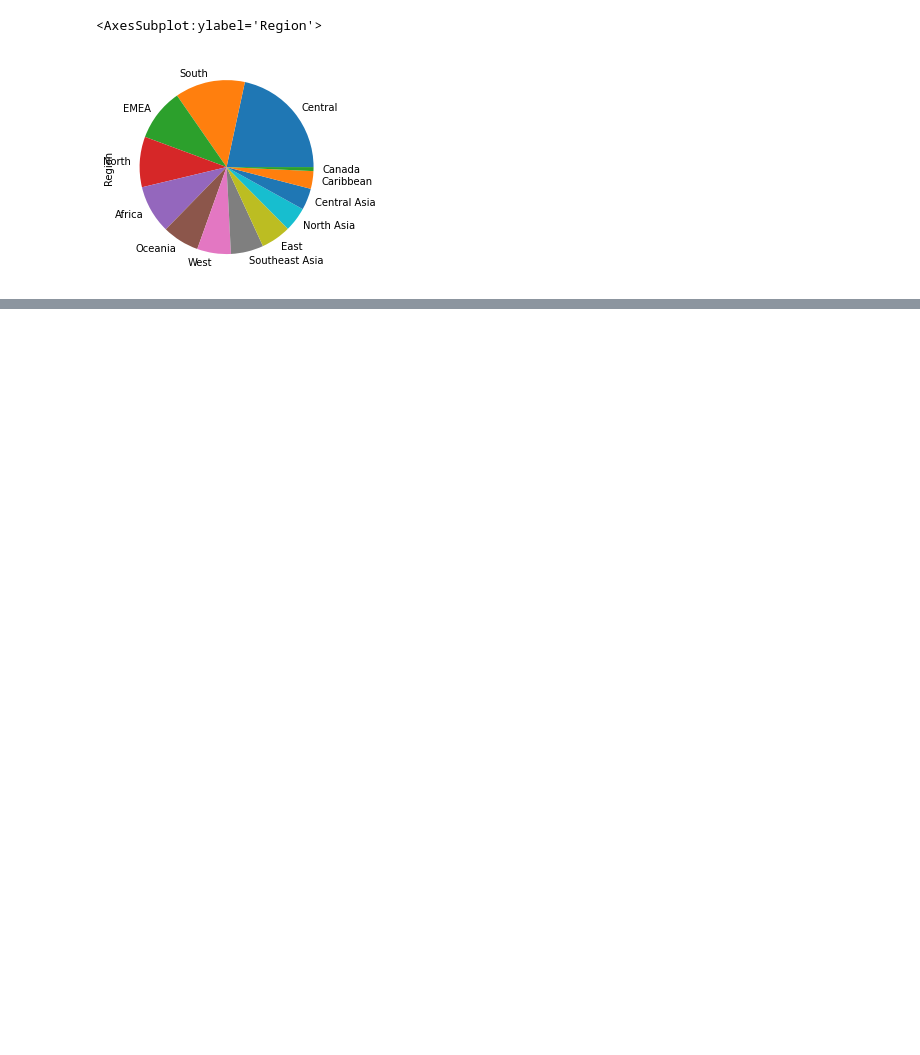
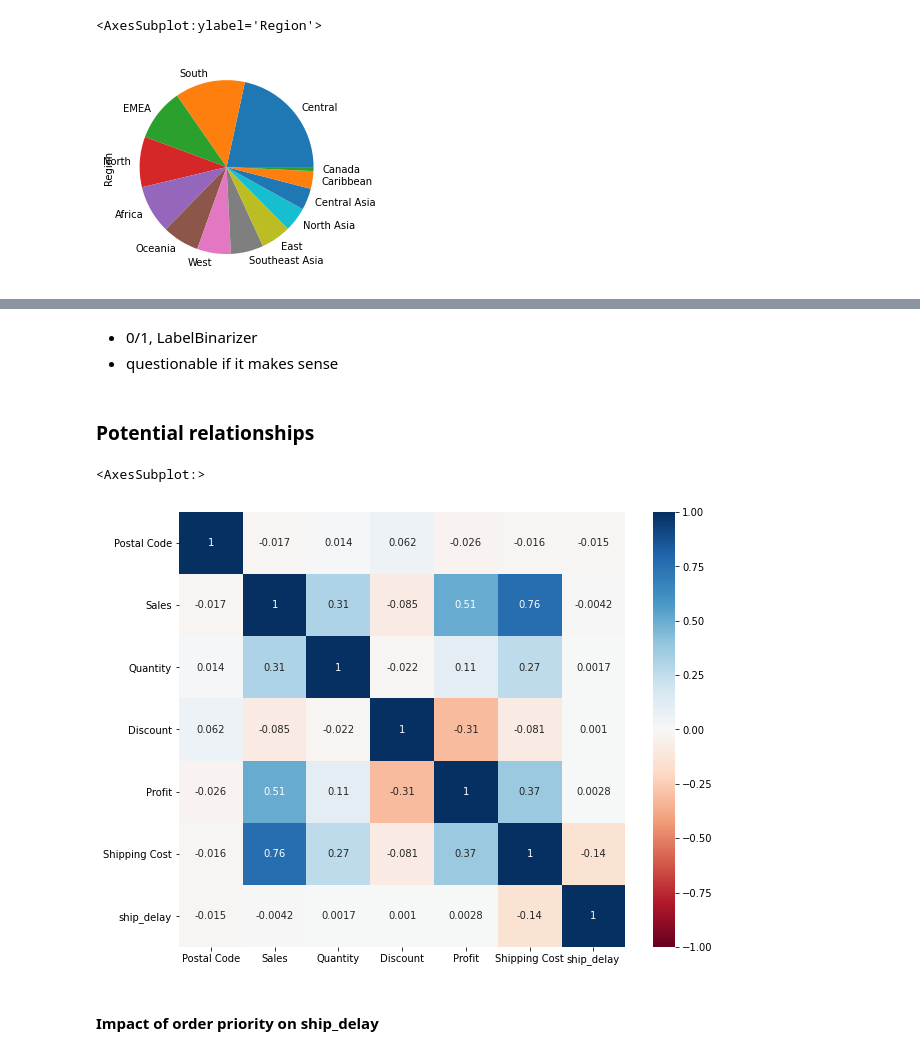
Before and after one commit to marc-ah/ml_superstore, a Jupyter notebook: scripts/inspection.ipynb, the cells around one changed output, grey strips where cells are left out. Saved outputs shown, nothing was run; the diff lists cells and outputs as text; code cells hidden in the pictures; blank space fills up the shorter version.

```diff
--- a/scripts/inspection.ipynb
+++ b/scripts/inspection.ipynb
@@ -353,0 +440,13 @@ sns.histplot(df_train["Profit"]).set(yscale="log")
+# %% [markdown]
+* 0/1, LabelBinarizer
+* questionable if it makes sense
+# %% [markdown]
+### Potential relationships
+# %%
+plt.rcParams["figure.figsize"] = [10,8]
+sns.heatmap(df_train.corr(), vmin=-1, vmax=1, cmap="RdBu", annot=True)
+# %% [output]
+<AxesSubplot:>
+[figure, added]
+# %% [markdown]
+#### Impact of order priority on ship_delay
```
Also changed, not shown: parts of 74 cells of this notebook, 1 other file.
